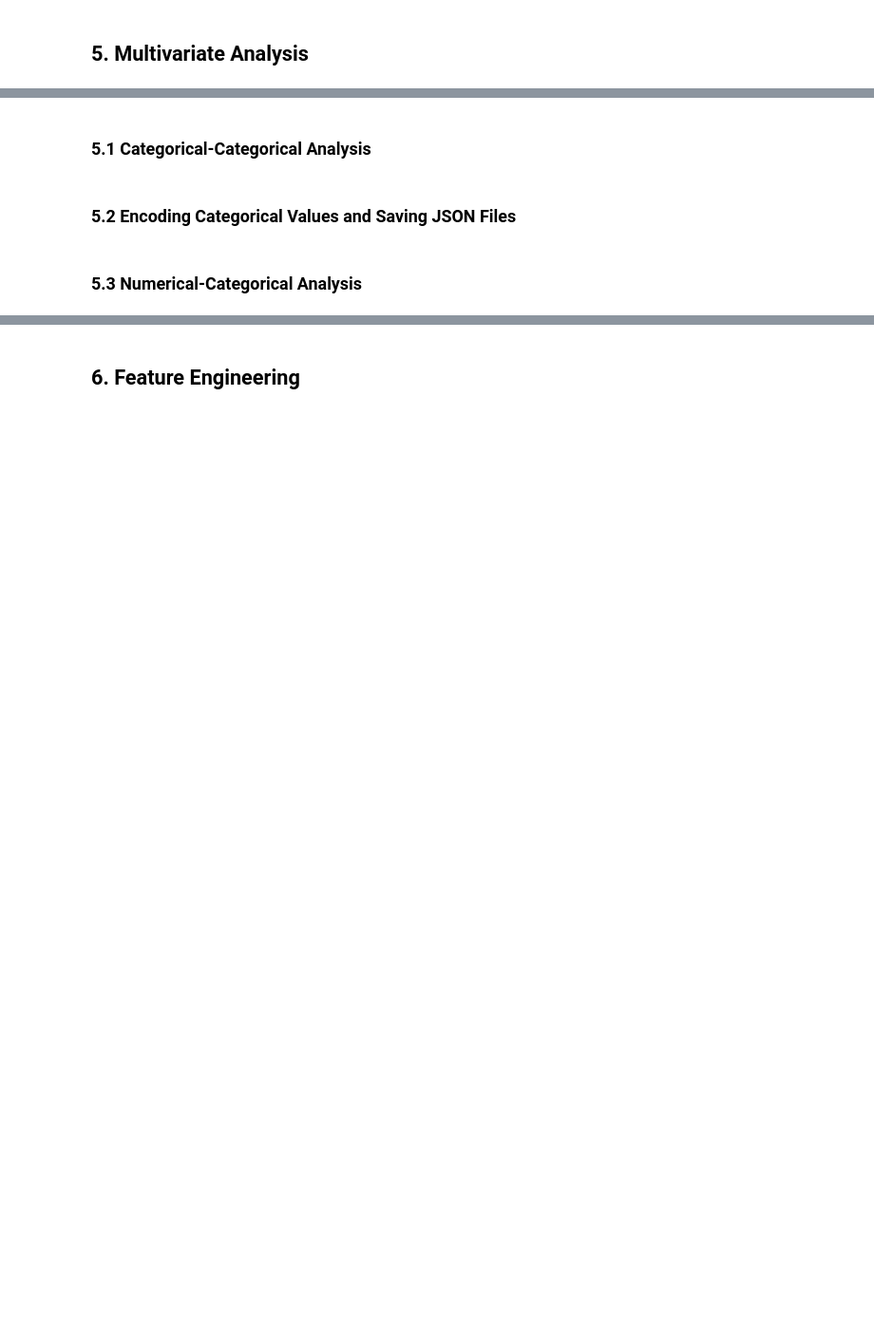
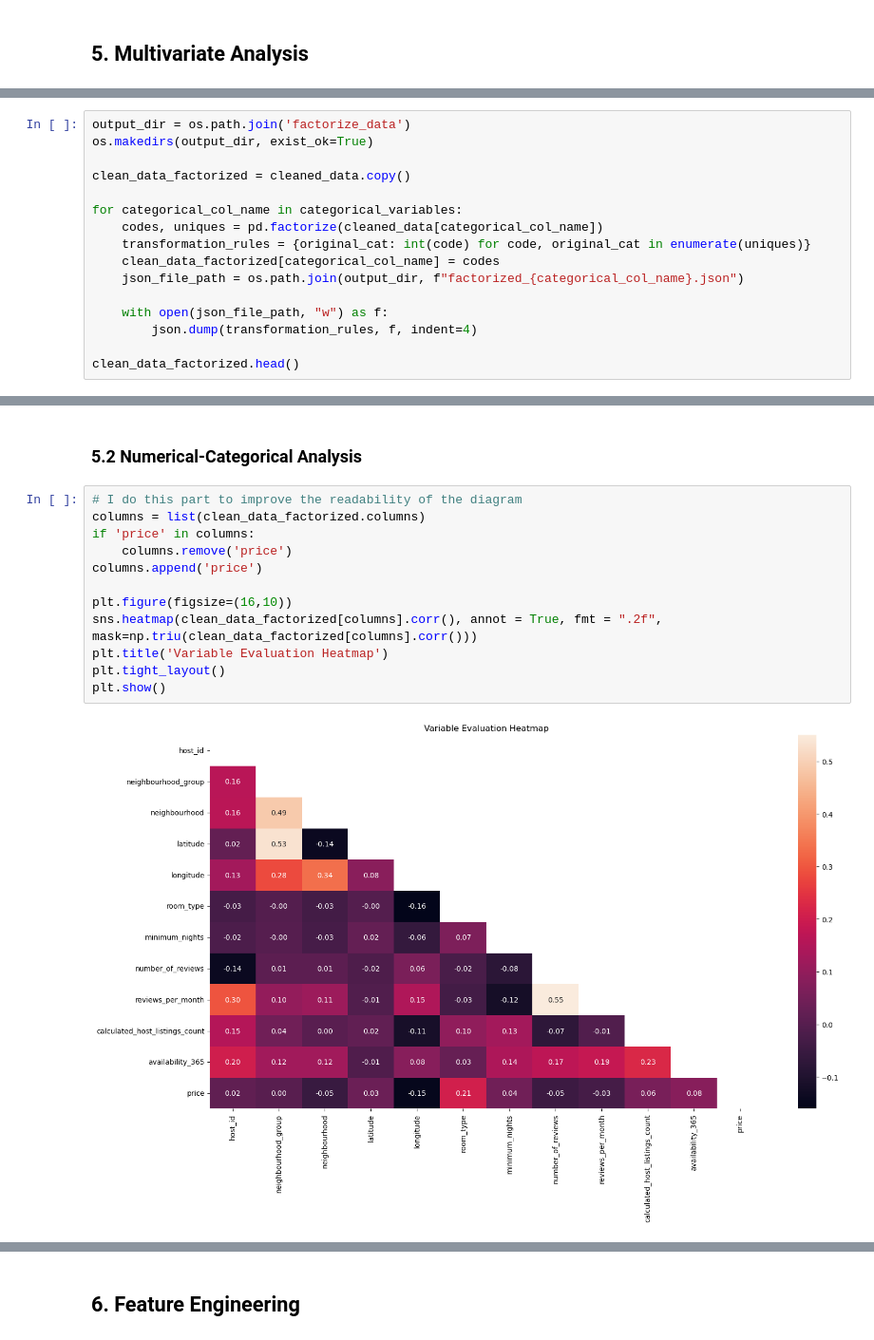
Before and after one commit to 4GeeksAcademy/danielpaez-dev-machine-learning-python-template, a Jupyter notebook: src/explore.ipynb, the cells around one changed output, grey strips where cells are left out. Shown at 95% size. Cells and saved outputs as stored; diff of their text form; blank space fills up the shorter version.

Commit message:
feat: :sparkles: Almost done, TODO: fix some bugs and cleaned previous EDA

```diff
--- a/src/explore.ipynb
+++ b/src/explore.ipynb
@@ -410,0 +409,16 @@ boxplot_price_categorical(cleaned_data)
+# %%
+output_dir = os.path.join('factorize_data')
+os.makedirs(output_dir, exist_ok=True)
+
+clean_data_factorized = cleaned_data.copy()
+
+for categorical_col_name in categorical_variables:
+    codes, uniques = pd.factorize(cleaned_data[categorical_col_name])
+    transformation_rules = {original_cat: int(code) for code, original_cat in enumerate(uniques)}
+    clean_data_factorized[categorical_col_name] = codes
+    json_file_path = os.path.join(output_dir, f"factorized_{categorical_col_name}.json")
+
+    with open(json_file_path, "w") as f:
+        json.dump(transformation_rules, f, indent=4)
+
+clean_data_factorized.head()
@@ -411,6 +432,16 @@ boxplot_price_categorical(cleaned_data)
 # %% [markdown]
-### 5.1 Categorical-Categorical Analysis <a id='c5-1'></a>
+### 5.2 Numerical-Categorical Analysis <a id='c5-2'></a>
-# %% [markdown]
-### 5.2 Encoding Categorical Values and Saving JSON Files <a id='c5-2'></a>
-# %% [markdown]
-### 5.3 Numerical-Categorical Analysis <a id='c5-3'></a>
+# %%
+# I do this part to improve the readability of the diagram
+columns = list(clean_data_factorized.columns)
+if 'price' in columns:
+    columns.remove('price')
+columns.append('price')
+
+plt.figure(figsize=(16,10))
+sns.heatmap(clean_data_factorized[columns].corr(), annot = True, fmt = ".2f", mask=np.triu(clean_data_factorized[columns].corr()))
+plt.title('Variable Evaluation Heatmap')
+plt.tight_layout()
+plt.show()
+# %% [output]
+[figure, added]
```
Also changed, not shown: parts of 39 cells of this notebook, 25 other files.
